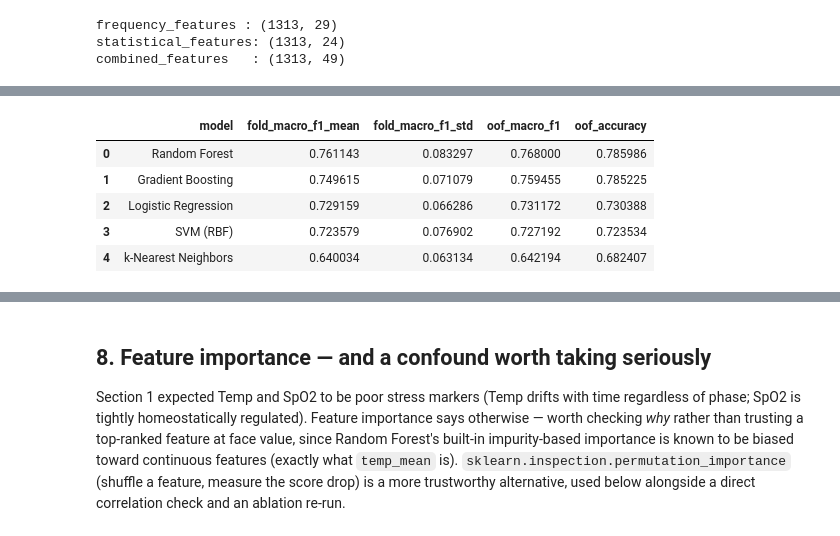
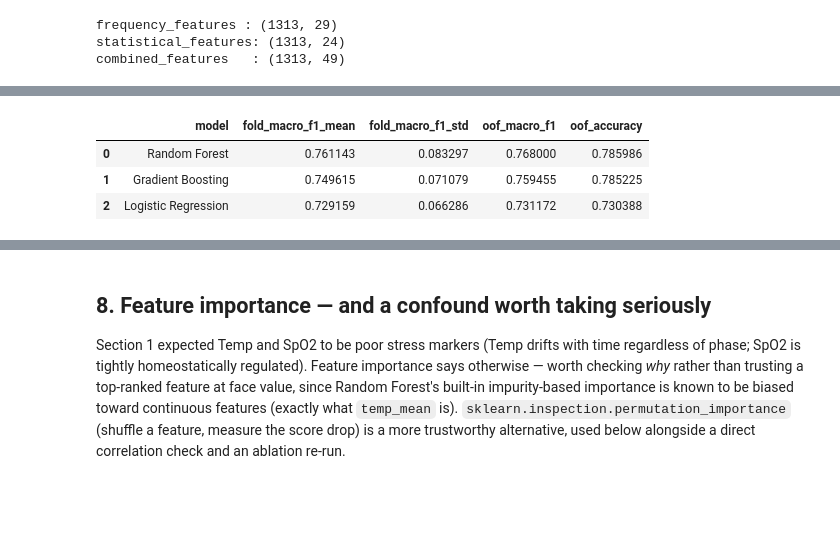
Before and after one commit to Nesa002/biosignal-stress-classification, a Jupyter notebook: notebooks/thesis_overview.ipynb, the cells around one changed output, grey strips where cells are left out. Cells and saved outputs as stored; diff of their text form; code cells hidden in the pictures; blank space fills up the shorter version.

```diff
--- a/notebooks/thesis_overview.ipynb
+++ b/notebooks/thesis_overview.ipynb
@@ -339,61 +336,22 @@ Every window gets exactly one out-of-fold prediction, from a fold that never saw
 # %%
 METADATA_COLUMNS = ['window_index', 'label', 'start_time', 'subject_id']
 FEATURE_COLUMNS = [c for c in combined_features_df.columns if c not in METADATA_COLUMNS]
 
 X = combined_features_df[FEATURE_COLUMNS]
 y = combined_features_df['label']
 groups = combined_features_df['subject_id']
 
-MODELS = {
-    'Logistic Regression': Pipeline([
-        ('scaler', StandardScaler()), ('clf', LogisticRegression(max_iter=1000, class_weight='balanced', random_state=RANDOM_STATE))
-    ]),
-    'k-Nearest Neighbors': Pipeline([
-        ('scaler', StandardScaler()), ('clf', KNeighborsClassifier(n_neighbors=5))
-    ]),
-    'SVM (RBF)': Pipeline([
-        ('scaler', StandardScaler()), ('clf', SVC(kernel='rbf', class_weight='balanced', random_state=RANDOM_STATE))
-    ]),
-    'Random Forest': Pipeline([
-        ('scaler', StandardScaler()), ('clf', RandomForestClassifier(n_estimators=300, class_weight='balanced', random_state=RANDOM_STATE))
-    ]),
-    'Gradient Boosting': Pipeline([
-        ('scaler', StandardScaler()), ('clf', HistGradientBoostingClassifier(class_weight='balanced', random_state=RANDOM_STATE))
-    ]),
-}
+MODELS = build_models()
+baseline_results = run_cv(X, y, groups, MODELS)
 
-def run_cv(X, y, groups, models, random_state=RANDOM_STATE):
-    cv = StratifiedGroupKFold(n_splits=5, shuffle=True, random_state=random_state)
-    results = {}
-    for name, pipeline in models.items():
-        oof_predictions = pd.Series(index=X.index, dtype=object)
-        fold_macro_f1 = []
-        for train_idx, test_idx in cv.split(X, y, groups):
-            pipeline.fit(X.iloc[train_idx], y.iloc[train_idx])
-            predictions = pipeline.predict(X.iloc[test_idx])
-            oof_predictions.iloc[test_idx] = predictions
-            fold_macro_f1.append(f1_score(y.iloc[test_idx], predictions, labels=CLASS_ORDER, average='macro'))
-        results[name] = {
-            'oof_predictions': oof_predictions,
-            'fold_macro_f1_mean': float(np.mean(fold_macro_f1)),
-            'fold_macro_f1_std': float(np.std(fold_macro_f1)),
-            'oof_macro_f1': f1_score(y, oof_predictions, labels=CLASS_ORDER, average='macro'),
-            'oof_accuracy': accuracy_score(y, oof_predictions),
-        }
-    return results
-
-results = run_cv(X, y, groups, MODELS)
-
-summary_df = pd.DataFrame([
+baseline_summary_df = pd.DataFrame([
     {'model': name, 'fold_macro_f1_mean': r['fold_macro_f1_mean'], 'fold_macro_f1_std': r['fold_macro_f1_std'],
      'oof_macro_f1': r['oof_macro_f1'], 'oof_accuracy': r['oof_accuracy']}
-    for name, r in results.items()
+    for name, r in baseline_results.items()
 ]).sort_values('oof_macro_f1', ascending=False).reset_index(drop=True)
-summary_df
+baseline_summary_df
 # %% [output]
 |  | model | fold_macro_f1_mean | fold_macro_f1_std | oof_macro_f1 | oof_accuracy |
 | 0 | Random Forest | 0.761143 | 0.083297 | 0.768000 | 0.785986 |
 | 1 | Gradient Boosting | 0.749615 | 0.071079 | 0.759455 | 0.785225 |
 | 2 | Logistic Regression | 0.729159 | 0.066286 | 0.731172 | 0.730388 |
-| 3 | SVM (RBF) | 0.723579 | 0.076902 | 0.727192 | 0.723534 |
-| 4 | k-Nearest Neighbors | 0.640034 | 0.063134 | 0.642194 | 0.682407 |
```
Also changed, not shown: parts of 9 cells of this notebook, 4 other files.
